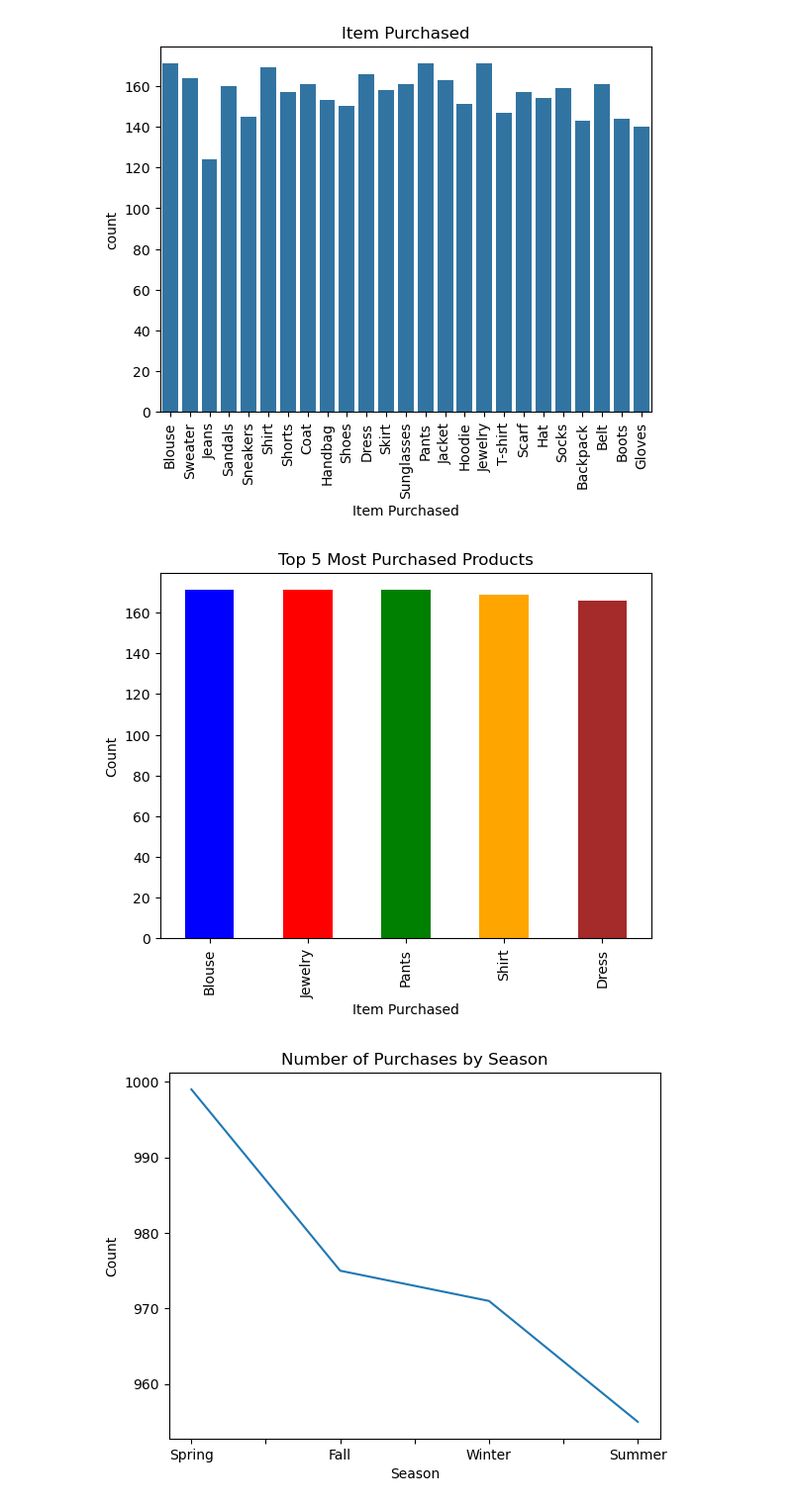
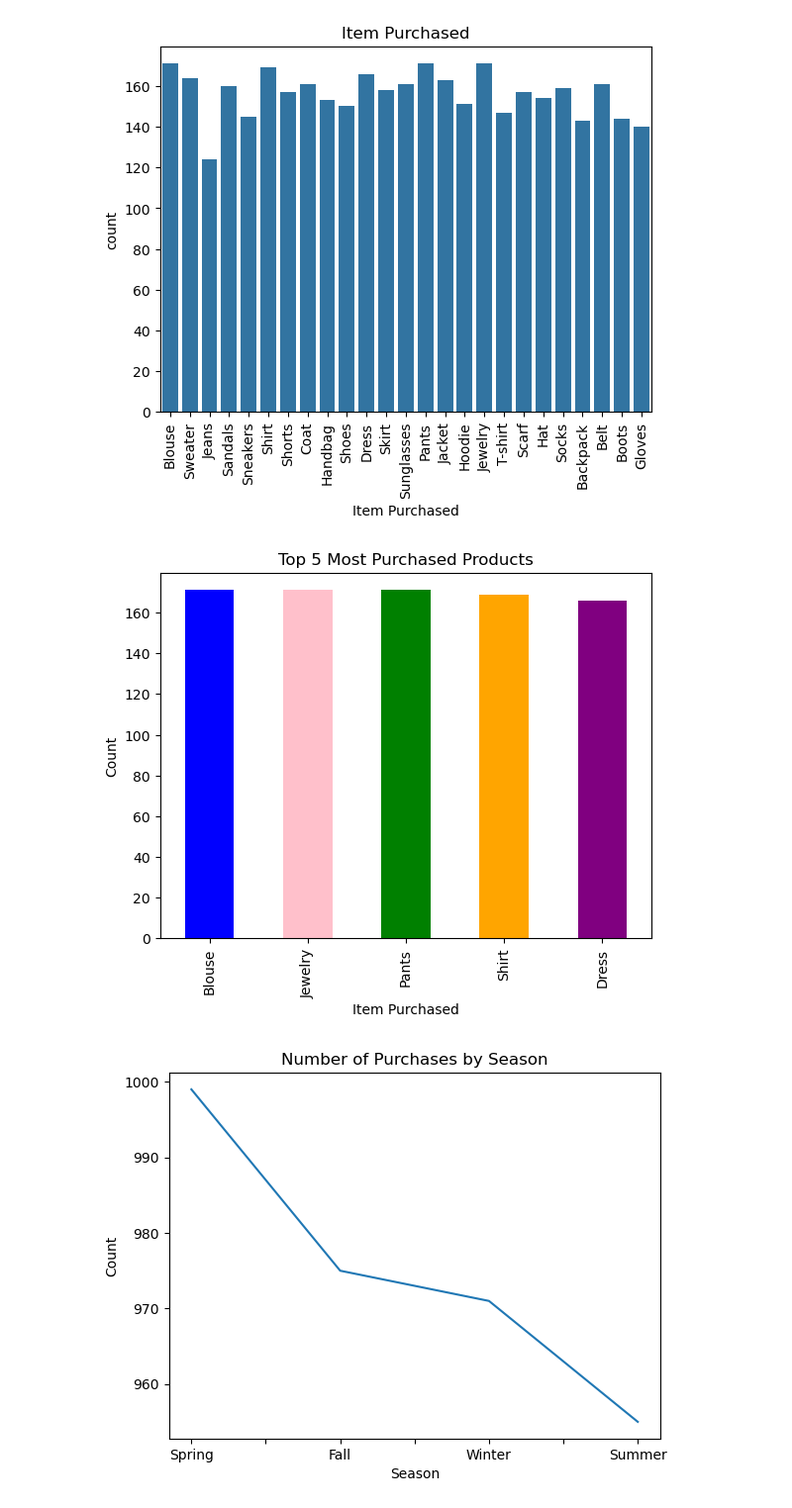
Before and after one commit to andreaholstein/Data-Science-Capstone, a Jupyter notebook: src/project/EDA.ipynb, the cells around one changed output. Shown at 99% size. Saved outputs shown, nothing was run; the diff lists cells and outputs as text; code cells hidden in the pictures.

```diff
--- a/src/project/EDA.ipynb
+++ b/src/project/EDA.ipynb
@@ -54,13 +54,13 @@ Text(0.5, 1.0, 'Item Purchased')
 # %%
 # Narrowing it down to only plot the top 5 most purchased products
 most_purchased = df['Item Purchased'].value_counts().sort_values(ascending=False)
-most_purchased.head().plot(kind='bar', color=('blue', 'red', 'green', 'orange', 'brown'))
+most_purchased.head().plot(kind='bar', color=('blue', 'pink', 'green', 'orange', 'purple'))
 plt.title('Top 5 Most Purchased Products')
 plt.xlabel('Item Purchased')
 plt.ylabel('Count')
 plt.show()
 # %% [output]
-[figure, old version]
+[figure, new version]
 # %%
 # Plotting Purchases by Season
 df['Season'].value_counts().plot()
```
Also changed, not shown: parts of 1 cell of this notebook.
